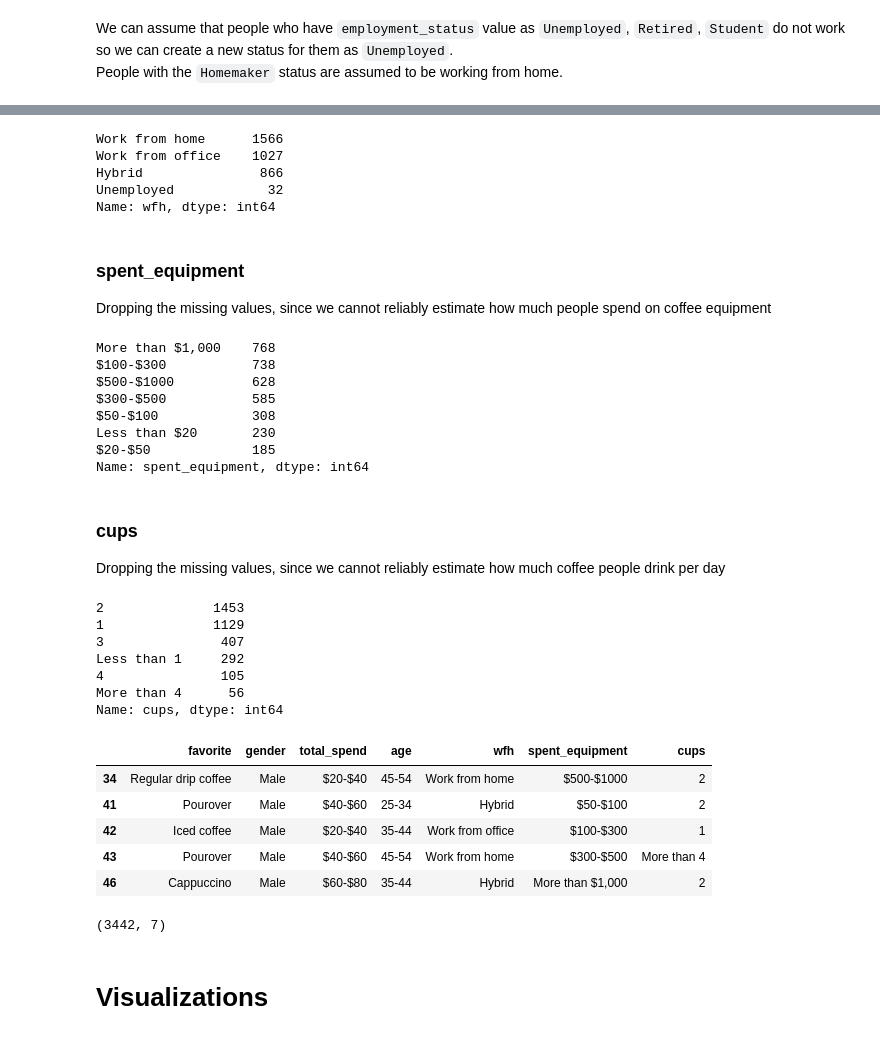
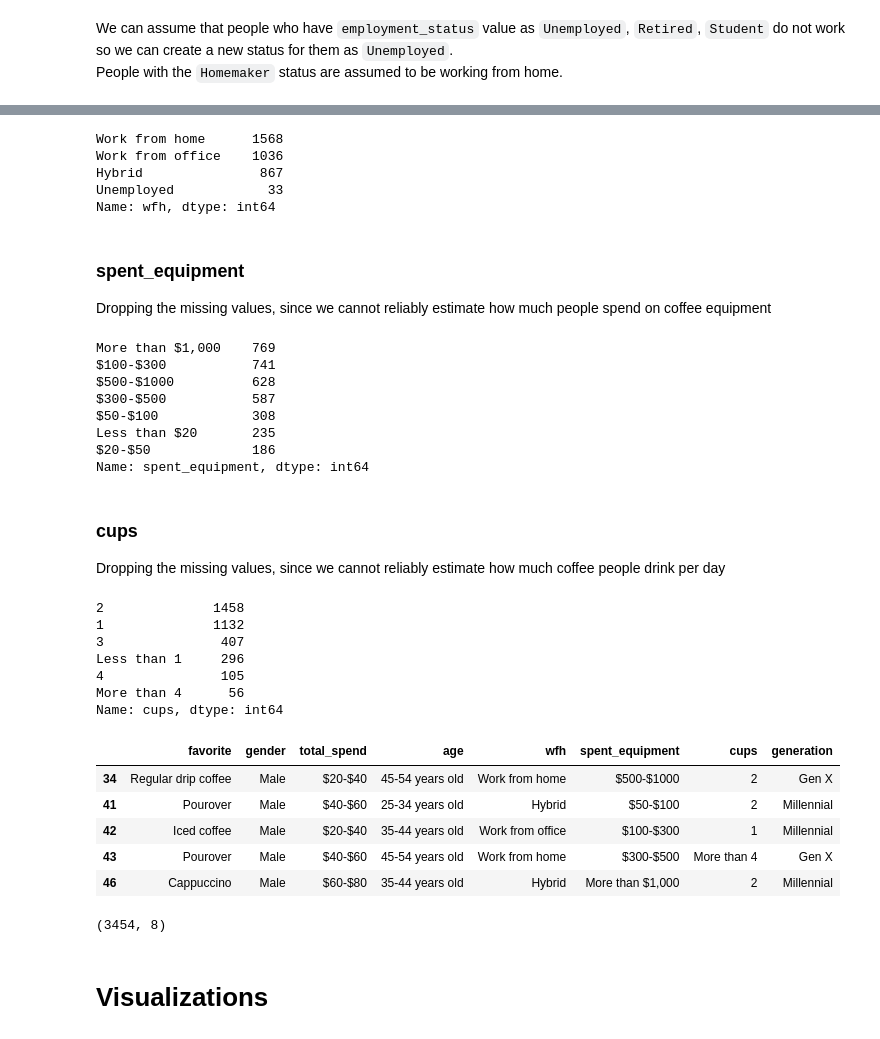
Before and after one commit to cyberNinja6143/Team-1-Dataset-manipultion-an-visulization, a Jupyter notebook: Team-1.ipynb, the cells around one changed output, grey strips where cells are left out. Saved outputs shown, nothing was run; the diff lists cells and outputs as text; code cells hidden in the pictures.

```diff
--- a/Team-1.ipynb
+++ b/Team-1.ipynb
@@ -273,12 +273,13 @@ We are also renaming the categories to make the names shorter.
 # %%
-age_mapping = {
-    "18-24 years old": "18-24",
-    "25-34 years old": "25-34",
-    "35-44 years old": "35-44",
-    "45-54 years old": "45-54",
-    "55-64 years old": "55+",
-    ">65 years old": "55+",
+generation_mapping = {
+    "<18 years old": "Gen Z",
+    "18-24 years old": "Gen Z",
+    "25-34 years old": "Millennial",
+    "35-44 years old": "Millennial",
+    "45-54 years old": "Gen X",
+    "55-64 years old": "Boomer",
+    ">65 years old": "Boomer",
 }
 
-# Force Pandas to modify the column safely in place
-df.loc[:, "age"] = df["age"].map(age_mapping).fillna(df["age"])
+df['generation'] = df["age"].map(generation_mapping)
+df['generation'].value_counts()
@@ -285,3 +291,0 @@ df.loc[:, "age"] = df["age"].map(age_mapping).fillna(df["age"])
-# %%
-df = df[df['age'] != '<18 years old']
-df.age.value_counts(dropna=False)
@@ -354,10 +351,10 @@ Name: wfh, dtype: int64
 df = df.dropna(subset=["wfh"])
 df.wfh.value_counts(dropna=False)
 # %% [output]
-Work from home      1566
-Work from office    1027
-Hybrid               866
-Unemployed            32
+Work from home      1568
+Work from office    1036
+Hybrid               867
+Unemployed            33
 Name: wfh, dtype: int64
 # %% [markdown]
 ### spent_equipment
@@ -366,13 +363,13 @@ Dropping the missing values, since we cannot reliably estimate how much people s
 df = df.dropna(subset=["spent_equipment"])
 df.spent_equipment.value_counts(dropna=False)
 # %% [output]
-More than $1,000    768
-$100-$300           738
+More than $1,000    769
+$100-$300           741
 $500-$1000          628
-$300-$500           585
+$300-$500           587
 $50-$100            308
-Less than $20       230
-$20-$50             185
+Less than $20       235
+$20-$50             186
 Name: spent_equipment, dtype: int64
 # %% [markdown]
 ### cups
@@ -381,27 +378,27 @@ Dropping the missing values, since we cannot reliably estimate how much coffee p
 df = df.dropna(subset=["cups"])
 df.cups.value_counts(dropna=False)
 # %% [output]
-2              1453
-1              1129
+2              1458
+1              1132
 3               407
-Less than 1     292
+Less than 1     296
 4               105
 More than 4      56
 Name: cups, dtype: int64
 # %%
-new_df = df[['favorite', 'gender', 'total_spend', 'age', 'wfh', 'spent_equipment', 'cups']]
+new_df = df[['favorite', 'gender', 'total_spend', 'age', 'wfh', 'spent_equipment', 'cups', 'generation']]
 new_df.head()
 # %% [output]
-|  | favorite | gender | total_spend | age | wfh | spent_equipment | cups |
-| 34 | Regular drip coffee | Male | $20-$40 | 45-54 | Work from home | $500-$1000 | 2 |
-| 41 | Pourover | Male | $40-$60 | 25-34 | Hybrid | $50-$100 | 2 |
-| 42 | Iced coffee | Male | $20-$40 | 35-44 | Work from office | $100-$300 | 1 |
-| 43 | Pourover | Male | $40-$60 | 45-54 | Work from home | $300-$500 | More than 4 |
-| 46 | Cappuccino | Male | $60-$80 | 35-44 | Hybrid | More than $1,000 | 2 |
+|  | favorite | gender | total_spend | age | wfh | spent_equipment | cups | generation |
+| 34 | Regular drip coffee | Male | $20-$40 | 45-54 years old | Work from home | $500-$1000 | 2 | Gen X |
+| 41 | Pourover | Male | $40-$60 | 25-34 years old | Hybrid | $50-$100 | 2 | Millennial |
+| 42 | Iced coffee | Male | $20-$40 | 35-44 years old | Work from office | $100-$300 | 1 | Millennial |
+| 43 | Pourover | Male | $40-$60 | 45-54 years old | Work from home | $300-$500 | More than 4 | Gen X |
+| 46 | Cappuccino | Male | $60-$80 | 35-44 years old | Hybrid | More than $1,000 | 2 | Millennial |
 # %%
 new_df.shape
 # %% [output]
-(3442, 7)
+(3454, 8)
 # %% [markdown]
 # Visualizations
 # %% [markdown]
```
Also changed, not shown: parts of 10 cells of this notebook.
